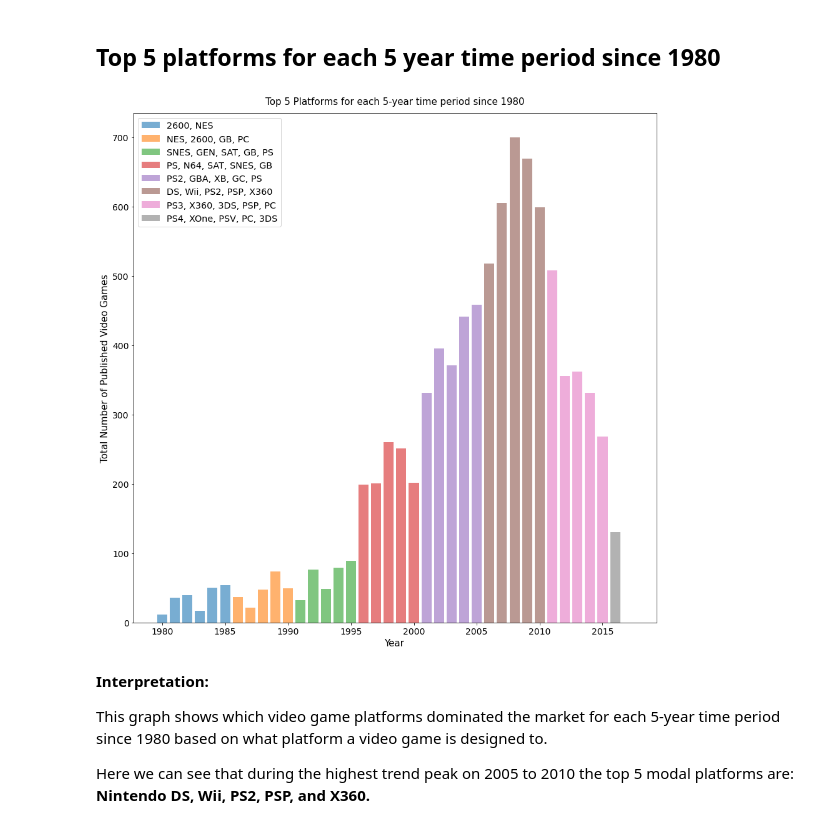
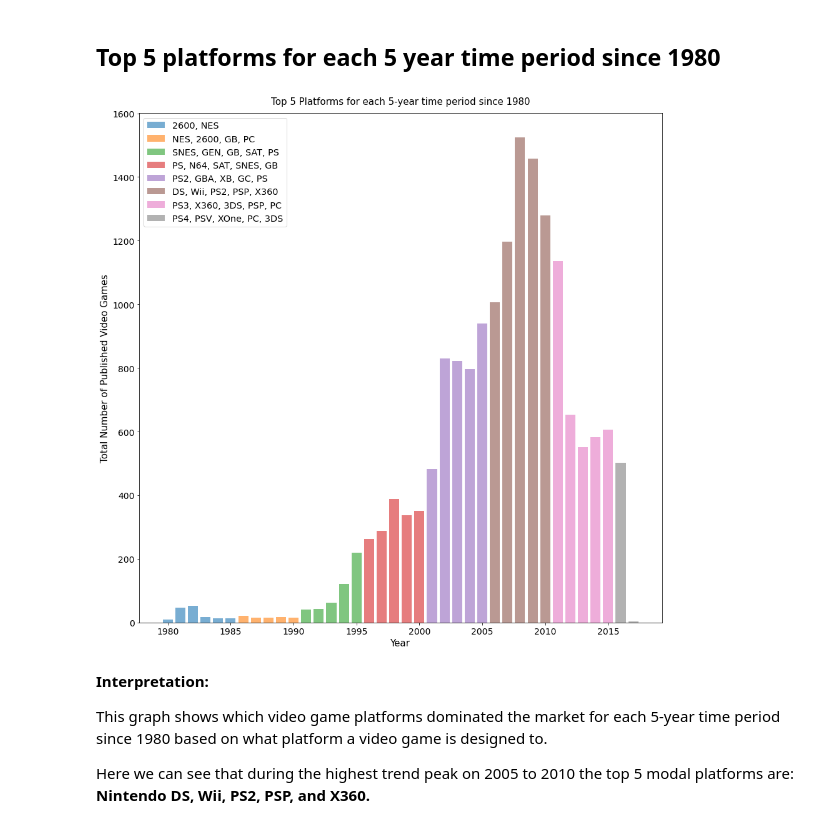
Before and after one commit to fvea/exploratory-data-analysis-video-games-sales, a Jupyter notebook: EDA on Video Games Sales.ipynb, the cells around one changed output. Saved outputs shown, nothing was run; the diff lists cells and outputs as text; code cells hidden in the pictures.

```diff
--- a/EDA on Video Games Sales.ipynb
+++ b/EDA on Video Games Sales.ipynb
@@ -78,7 +79,7 @@ def add_bar_label(ax, s, yincr=0, xincr=0, isbarh=False, **kwargs):
 # %%
 # How the trend for video games grow for the past years?
 year_sales = vg_sales['Year_of_Release'].value_counts()
-year_sales = year_sales_counts.sort_index()
+year_sales = year_sales.sort_index()
 fig, ax = plt.subplots(figsize=(15, 15))
 ax.bar(year_sales.index, year_sales.values, alpha=0.8)
 ax.set_title('Total Number of Published Video Games per Year (1980-2016)',
@@ -113,29 +114,29 @@ Also, just after the highest trend peak on 2008 the trend decreased from 1524 ph
 # %%
 # What are the top 5 platforms for each 5 year time period beginning from 1980 to 2016?
 
 # function to get the modal platforms in a given year range
 def get_modal_platform(year_range):
     year_range_record = vg_sales[vg_sales.Year_of_Release.isin(year_range)]
     return year_range_record['Platform'].value_counts().index[:5]
 
 fig, ax = plt.subplots(figsize=(15, 15))
 start, end = 1980, 1985
 for i in range(10):
     modal_platform = ', '.join(get_modal_platform(range(start, end)))
-    ax.bar(year_sales_counts.loc[start:end].index,
-           year_sales_counts.loc[start:end].values,
+    ax.bar(year_sales.loc[start:end].index,
+           year_sales.loc[start:end].values,
            label=modal_platform, alpha=0.6)
     start = end + 1
     end = end + 5
 
 ax.set_title('Top 5 Platforms for each 5-year time period since 1980', fontsize=15, y=1.01)
 ax.set_xlabel('Year', fontsize=15)
 ax.set_ylabel('Total Number of Published Video Games', fontsize=15)
 ax.tick_params(axis='x', labelsize=14)
 ax.tick_params(axis='y', labelsize=14)
 _ = ax.legend(fontsize='x-large')
 # %% [output]
-[figure, old version]
+[figure, new version]
 # %% [markdown]
 **Interpretation:**
 
```
Also changed, not shown: parts of 21 cells of this notebook.
